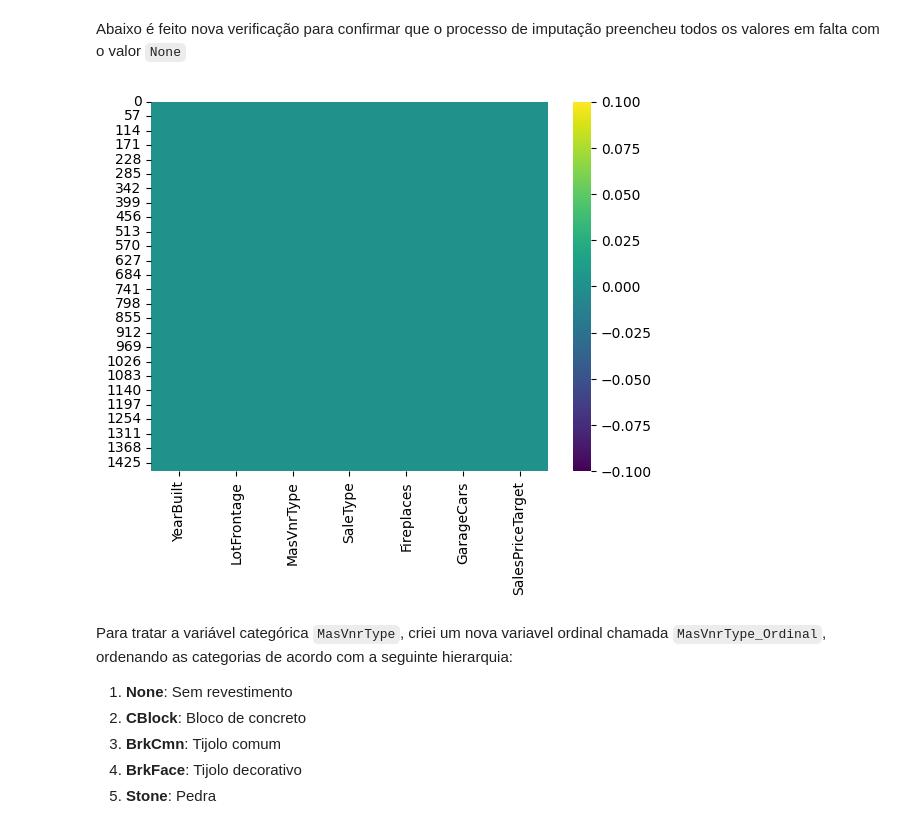
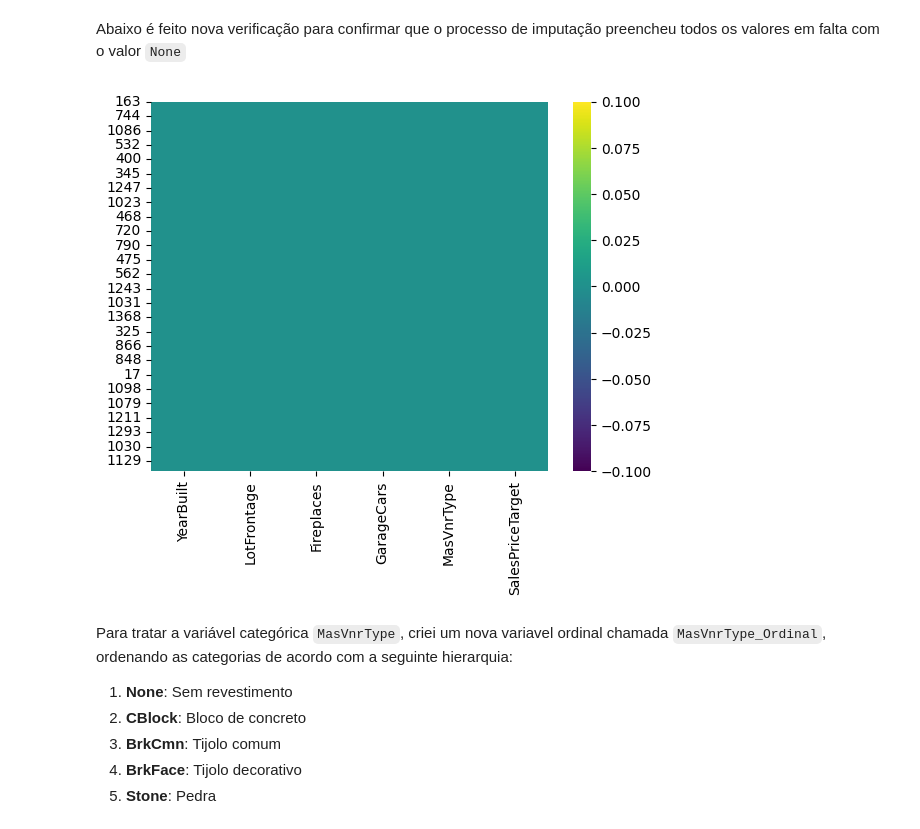
Before and after one commit to pereiranuno/preprocessingdatapt1, a Jupyter notebook: MPPD_project.ipynb, the cells around one changed output. Drawn from its saved outputs; the diff is of its cells as text; code cells hidden in the pictures.

Commit message:
part2 prog. score - transf3

```diff
--- a/MPPD_project.ipynb
+++ b/MPPD_project.ipynb
@@ -578,7 +580,7 @@ No código abaixo, é construída a baseline inicial, selecionando as variáveis
 # %%
 # Select initial features, including the specified ones
 selected_features = ['YearBuilt', 'LotFrontage', 'MasVnrType']
-selected_features.extend( ['SaleType', 'Fireplaces', 'GarageCars','SalesPriceTarget'])
+selected_features.extend( ['SaleCondition', 'Fireplaces', 'GarageCars','SalesPriceTarget'])
 df_subsetpt2 = df_subset[selected_features]
 df_subsetpt2
 # %% [output]
@@ -691,10 +690,0 @@ Assim sendo num primeiro momento foi imputado o valor 'None' aos valores ausente
-# %%
-# 1. Substituir valores nulos por 'None' usando SimpleImputer
-none_imputer = SimpleImputer(strategy='constant', fill_value='None')
-df_subsetpt2[['MasVnrType']] = none_imputer.fit_transform(df_subsetpt2[['MasVnrType']])
-
-# Get distinct values from the column
-distinct_values = df_subsetpt2['MasVnrType'].unique()
-
-# Print the distinct values
-print("Distinct values in 'MasVnrType':", distinct_values)
@@ -708,12 +691,21 @@ See the caveats in the documentation: https://pandas.pydata.org/pandas-docs/stab
+# %%
+# Baseline score Transformação 1
+baseline_df['MasVnrType'] = df_subsetpt2['MasVnrType']
+train_df_1, test_df_1 = split_dataset(baseline_df, 'SalesPriceTarget')
+# %%
+# Aplicar imputação apenas em treino
+none_imputer = SimpleImputer(strategy='constant', fill_value='None')
+train_df_1[['MasVnrType']] = none_imputer.fit_transform(train_df_1[['MasVnrType']])
+test_df_1[['MasVnrType']] = none_imputer.transform(test_df_1[['MasVnrType']])
 # %% [markdown]
 Abaixo é feito nova verificação para confirmar que  o processo de imputação preencheu todos os valores em falta com o valor `None`
 # %%
 # Apresentar variaveis com ausência de valores visualmente
-sns.heatmap(df_subsetpt2.isna(), cmap='viridis')
+sns.heatmap(train_df_1.isna(), cmap='viridis')
 
-print(checkNullDataOnDataframe(df_subsetpt2))
+print(checkNullDataOnDataframe(train_df_1))
 # %% [output]
-[figure, old version]
+[figure, new version]
 # %% [markdown]
 Para tratar a variável categórica `MasVnrType`, criei um nova variavel ordinal chamada `MasVnrType_Ordinal`, ordenando as categorias de acordo com a seguinte hierarquia:
 
```
Also changed, not shown: parts of 26 cells of this notebook.
